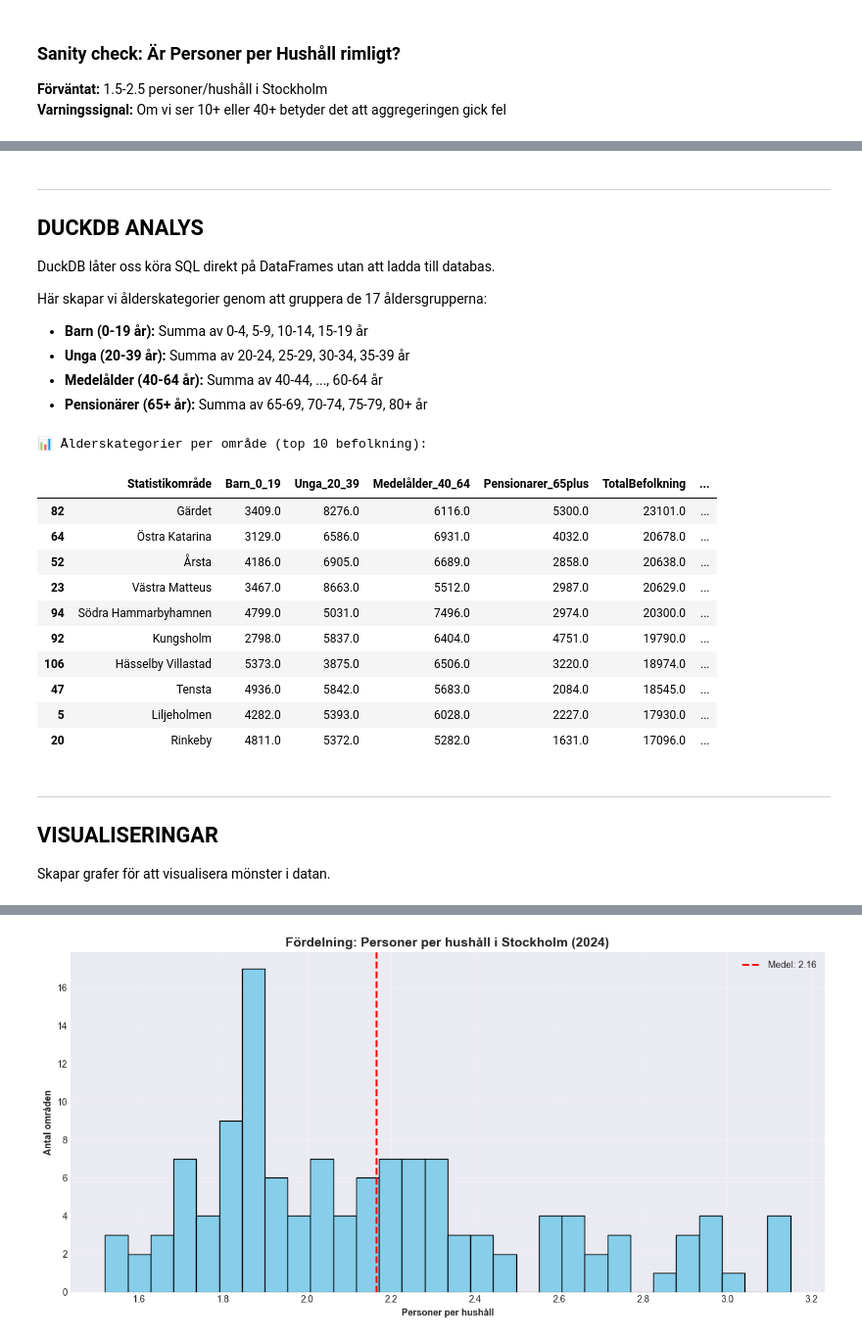
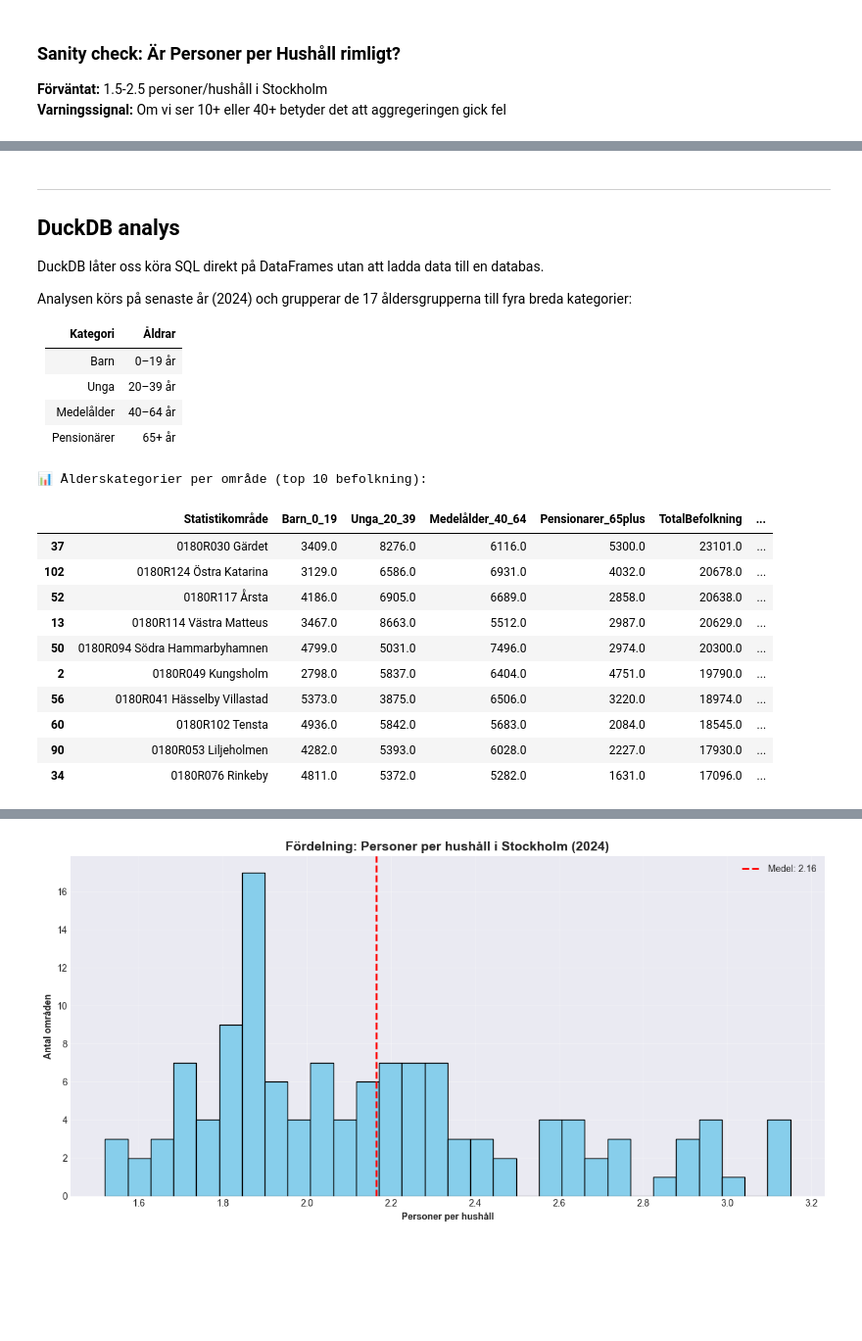
Before and after one commit to cactus-commits/UrbanPulse, a Jupyter notebook: EDA/christoffer_eda_scb_api_test.ipynb, the cells around one changed output, grey strips where cells are left out. Shown at 98% size. Cells and saved outputs as stored; diff of their text form; code cells hidden in the pictures; blank space fills up the shorter version.

```diff
--- a/EDA/christoffer_eda_scb_api_test.ipynb
+++ b/EDA/christoffer_eda_scb_api_test.ipynb
@@ -322,39 +349,31 @@ print("\n" + "="*60)
 print("FOLKMÄNGD MED ÅLDERSGRUPPER")
 print("="*60)
 
-# ───────────────────────────────────────────────────────────────────────────
-# Hämta metadata för att se vilka åldersgrupper som finns
-# ───────────────────────────────────────────────────────────────────────────
 meta_folkm  = get_metadata(TABLE_FOLKM_DESO)
 regso_folkm = stockholm_regso_koder(meta_folkm)
 print(f"  {len(regso_folkm)} RegSO-områden hittade")
 
-# ───────────────────────────────────────────────────────────────────────────
-# Plocka ut alla åldersgrupper (utom 'totalt')
-# ───────────────────────────────────────────────────────────────────────────
-# Metadata innehåller kategorier som: 'totalt', '0-4', '5-9', '10-14', ...
-# Vi vill ha de specifika åldersgrupperna, inte totalsumman
 alder_cats = meta_folkm["dimension"]["Alder"]["category"]["index"]
 aldersgrupper = [k for k in alder_cats.keys() if k != 'totalt']
-print(f"  Hämtar {len(aldersgrupper)} åldersgrupper")
 
-# ───────────────────────────────────────────────────────────────────────────
-# Hämta data från API
-# ───────────────────────────────────────────────────────────────────────────
+# Filtrera AR mot vad tabellen faktiskt har – undviker 400-fel
+ar_folkm_tillgangliga = list(meta_folkm['dimension']['Tid']['category']['label'].keys())
+ar_folkm = [a for a in AR if a in ar_folkm_tillgangliga]
+ar_folkm_label = f"{ar_folkm[0]}_{ar_folkm[-1]}"
+
+print(f"  Begärda år: {AR}  →  Hämtar: {ar_folkm}")
+print(f"  {len(aldersgrupper)} åldersgrupper × {len(ar_folkm)} år")
+
 df_folkm = fetch_batch(TABLE_FOLKM_DESO, regso_folkm, {
-    "Alder":        aldersgrupper,  # ALLA 17 åldersgrupper (inte bara totalt)
-    "Kon":          ["1+2"],        # Män + Kvinnor (totalt för båda könen)
-    "ContentsCode": ["000007Y7"],   # Kod för "Folkmängd"
-    "Tid":          ["2024"],       # År 2024
+    "Alder":        aldersgrupper,
+    "Kon":          ["1+2"],
+    "ContentsCode": ["000007Y7"],
+    "Tid":          ar_folkm,
 })
 
-# ───────────────────────────────────────────────────────────────────────────
-# Verifiera resultat
-# ───────────────────────────────────────────────────────────────────────────
 print(f"\n📊 Resultat:")
-print(f"   {len(df_folkm)} rader (förväntat: {len(regso_folkm)} × {len(aldersgrupper)} = {len(regso_folkm) * len(aldersgrupper)})")
-print(f"   {df_folkm['Statistikområde'].nunique()} områden")
-print(f"   {df_folkm['Alder'].nunique()} åldersgrupper")
+print(f"   {len(df_folkm)} rader ({len(regso_folkm)} områden × {len(aldersgrupper)} åldersgrupper × {len(ar_folkm)} år)")
+print(f"   År i data: {sorted(df_folkm['Tid'].unique())}")
 # %% [output]
 ============================================================
 FOLKMÄNGD MED ÅLDERSGRUPPER
@@ -726,14 +736,18 @@ print(f"  {len(df_aggregerad)} områden med nyckeltal")
 # %% [markdown]
 ---
-## DUCKDB ANALYS
+## DuckDB analys
 
-DuckDB låter oss köra SQL direkt på DataFrames utan att ladda till databas.
+DuckDB låter oss köra SQL direkt på DataFrames utan att ladda data till en databas.
 
-Här skapar vi ålderskategorier genom att gruppera de 17 åldersgrupperna:
-- **Barn (0-19 år):** Summa av 0-4, 5-9, 10-14, 15-19 år
-- **Unga (20-39 år):** Summa av 20-24, 25-29, 30-34, 35-39 år
-- **Medelålder (40-64 år):** Summa av 40-44, ..., 60-64 år
-- **Pensionärer (65+ år):** Summa av 65-69, 70-74, 75-79, 80+ år
+Analysen körs på senaste år (2024) och grupperar de 17 åldersgrupperna till
+fyra breda kategorier:
+
+| Kategori | Åldrar |
+|----------|--------|
+| Barn | 0–19 år |
+| Unga | 20–39 år |
+| Medelålder | 40–64 år |
+| Pensionärer | 65+ år |
 # %%
 # ───────────────────────────────────────────────────────────────────────────
 # Skapa DuckDB-connection (in-memory)
@@ -769,45 +783,41 @@ SELECT
     -- Total befolkning (summa av alla åldersgrupper)
     SUM(value) as TotalBefolkning
 
 FROM df_folkm
+WHERE Tid = (SELECT MAX(Tid) FROM df_folkm)
 GROUP BY Statistikområde
 """
 
 # Kör SQL-query på DataFrame
 df_alder_kat = con.execute(query_alder).df()
 
 # ───────────────────────────────────────────────────────────────────────────
 # Beräkna procentandelar
 # ───────────────────────────────────────────────────────────────────────────
 df_alder_kat['Barn_%'] = (
     df_alder_kat['Barn_0_19'] / df_alder_kat['TotalBefolkning'] * 100
 ).round(1)
 
 df_alder_kat['Unga_%'] = (
     df_alder_kat['Unga_20_39'] / df_alder_kat['TotalBefolkning'] * 100
 ).round(1)
 
 df_alder_kat['Pensionärer_%'] = (
     df_alder_kat['Pensionarer_65plus'] / df_alder_kat['TotalBefolkning'] * 100
 ).round(1)
 
 print("\n📊 Ålderskategorier per område (top 10 befolkning):\n")
 display(df_alder_kat.sort_values('TotalBefolkning', ascending=False).head(10))
 # %% [output]
 📊 Ålderskategorier per område (top 10 befolkning):
 |  | Statistikområde | Barn_0_19 | Unga_20_39 | Medelålder_40_64 | Pensionarer_65plus | TotalBefolkning | ... |
-| 82 | Gärdet | 3409.0 | 8276.0 | 6116.0 | 5300.0 | 23101.0 | ... |
-| 64 | Östra Katarina | 3129.0 | 6586.0 | 6931.0 | 4032.0 | 20678.0 | ... |
-| 52 | Årsta | 4186.0 | 6905.0 | 6689.0 | 2858.0 | 20638.0 | ... |
-| 23 | Västra Matteus | 3467.0 | 8663.0 | 5512.0 | 2987.0 | 20629.0 | ... |
-| 94 | Södra Hammarbyhamnen | 4799.0 | 5031.0 | 7496.0 | 2974.0 | 20300.0 | ... |
-| 92 | Kungsholm | 2798.0 | 5837.0 | 6404.0 | 4751.0 | 19790.0 | ... |
-| 106 | Hässelby Villastad | 5373.0 | 3875.0 | 6506.0 | 3220.0 | 18974.0 | ... |
-| 47 | Tensta | 4936.0 | 5842.0 | 5683.0 | 2084.0 | 18545.0 | ... |
-| 5 | Liljeholmen | 4282.0 | 5393.0 | 6028.0 | 2227.0 | 17930.0 | ... |
-| 20 | Rinkeby | 4811.0 | 5372.0 | 5282.0 | 1631.0 | 17096.0 | ... |
+| 37 | 0180R030 Gärdet | 3409.0 | 8276.0 | 6116.0 | 5300.0 | 23101.0 | ... |
+| 102 | 0180R124 Östra Katarina | 3129.0 | 6586.0 | 6931.0 | 4032.0 | 20678.0 | ... |
+| 52 | 0180R117 Årsta | 4186.0 | 6905.0 | 6689.0 | 2858.0 | 20638.0 | ... |
+| 13 | 0180R114 Västra Matteus | 3467.0 | 8663.0 | 5512.0 | 2987.0 | 20629.0 | ... |
+| 50 | 0180R094 Södra Hammarbyhamnen | 4799.0 | 5031.0 | 7496.0 | 2974.0 | 20300.0 | ... |
+| 2 | 0180R049 Kungsholm | 2798.0 | 5837.0 | 6404.0 | 4751.0 | 19790.0 | ... |
+| 56 | 0180R041 Hässelby Villastad | 5373.0 | 3875.0 | 6506.0 | 3220.0 | 18974.0 | ... |
+| 60 | 0180R102 Tensta | 4936.0 | 5842.0 | 5683.0 | 2084.0 | 18545.0 | ... |
+| 90 | 0180R053 Liljeholmen | 4282.0 | 5393.0 | 6028.0 | 2227.0 | 17930.0 | ... |
+| 34 | 0180R076 Rinkeby | 4811.0 | 5372.0 | 5282.0 | 1631.0 | 17096.0 | ... |
-# %% [markdown]
----
-## VISUALISERINGAR
-
-Skapar grafer för att visualisera mönster i datan.
```
Also changed, not shown: parts of 41 cells of this notebook, 15 other files.
